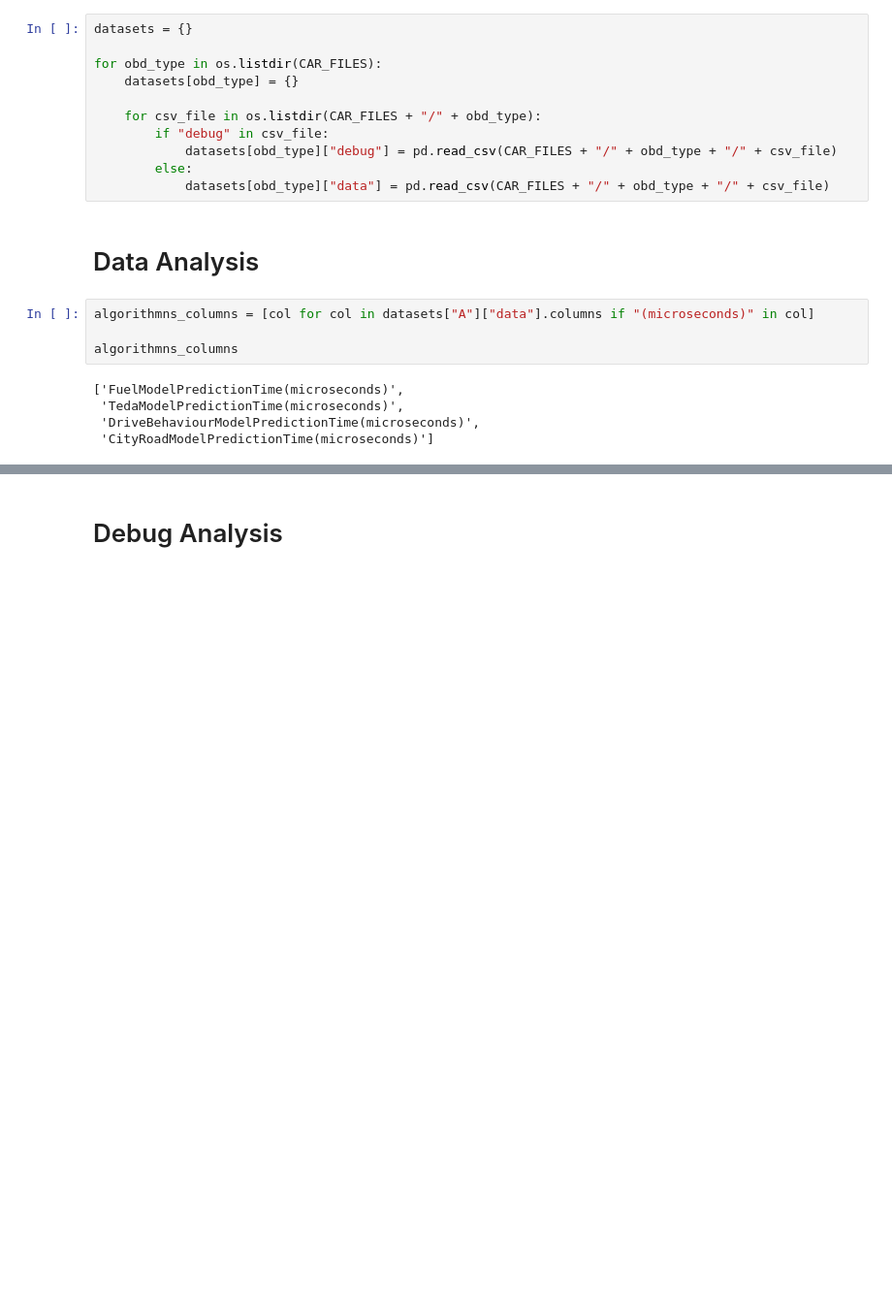
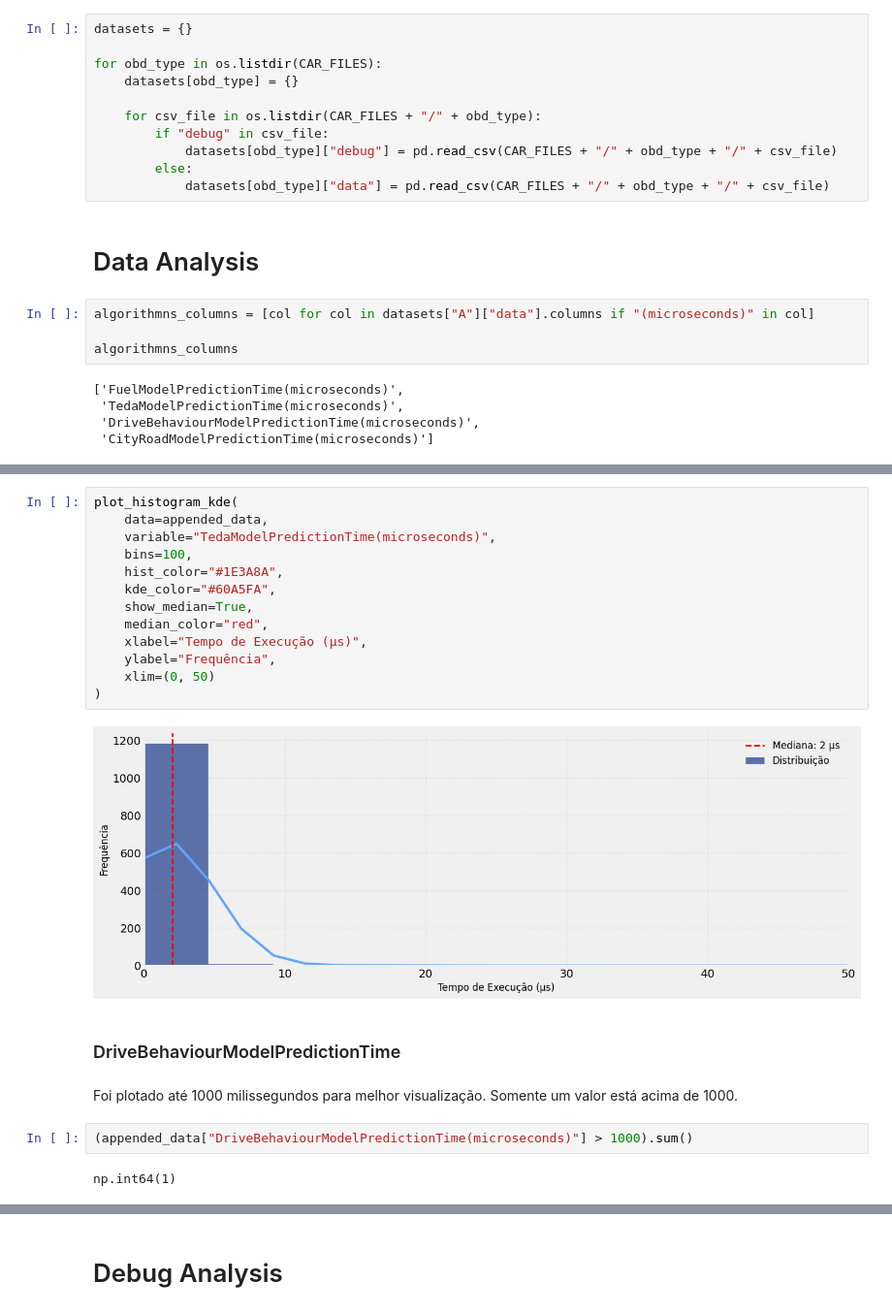
Before and after one commit to conect2ai/SBRC2025-App2Car, a Jupyter notebook: notebooks/polo.ipynb, the cells around one changed output, grey strips where cells are left out. Shown at 97% size. Drawn from its saved outputs; the diff is of its cells as text; blank space fills up the shorter version.

```diff
--- a/notebooks/polo.ipynb
+++ b/notebooks/polo.ipynb
@@ -52,0 +99,23 @@ datasets["A"]["data"].head()
+# %%
+plot_histogram_kde(
+    data=appended_data,
+    variable="TedaModelPredictionTime(microseconds)",
+    bins=100,
+    hist_color="#1E3A8A",
+    kde_color="#60A5FA",
+    show_median=True,
+    median_color="red",
+    xlabel="Tempo de Execução (µs)",
+    ylabel="Frequência",
+    xlim=(0, 50)
+)
+# %% [output]
+[figure, added]
+# %% [markdown]
+### DriveBehaviourModelPredictionTime
+# %% [markdown]
+Foi plotado até 1000 milissegundos para melhor visualização. Somente um valor está acima de 1000.
+# %%
+(appended_data["DriveBehaviourModelPredictionTime(microseconds)"] > 1000).sum()
+# %% [output]
+np.int64(1)
```
Also changed, not shown: parts of 22 cells of this notebook, 3 other files.
